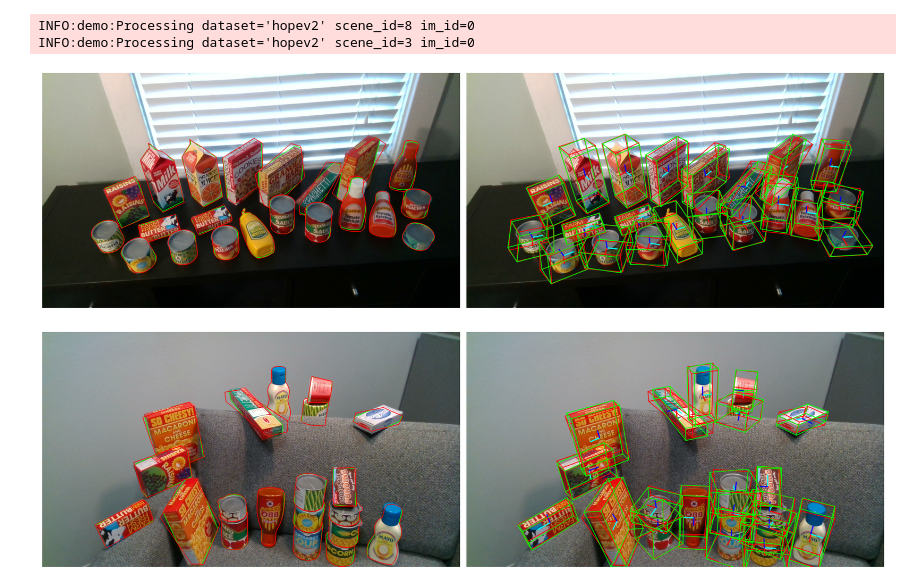
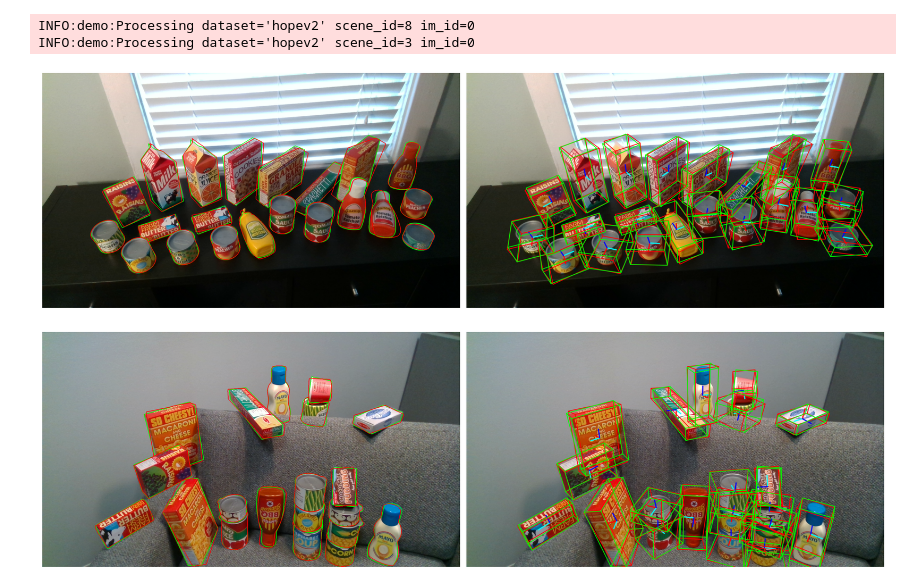
Before and after one commit to thodan/bop_toolkit, a Jupyter notebook: notebooks/demo_vis_gt_poses.ipynb, the cells around one changed output. Cells and saved outputs as stored; diff of their text form; code cells hidden in the pictures.

Commit message:
upd contour demo

```diff
--- a/notebooks/demo_vis_gt_poses.ipynb
+++ b/notebooks/demo_vis_gt_poses.ipynb
@@ -299,38 +299,25 @@ for i, scene_res in enumerate(res_all):
         depth_obj = res_per_obj[idx]["depth"]
         depth_obj_mask = depth_obj_gt > 0
         mask_obj = mask_objs[idx]
+        mask_obj_gt = mask_objs_gt[idx]
 
         percent = calc_mask_visib_percent(mask_obj, depth_obj_mask)
         if percent < 20:
             print(f"{idx=} {percent=}")
             continue
 
-        rendered, contour_img = draw_pose_contour(
+        contour_img = draw_pose_contour(
             contour_img,
-            cam,
-            gt_pose_mat,
+            rendered_depth=depth_obj_gt,
+            mask_visib=mask_obj_gt,
             contour_color=(0, 255, 0),
-            mesh=mesh,
-            headless=False,
-            mask_visib=mask_obj,
-            render_out={
-                "color": res_per_obj_gt[idx]["rgb"],
-                "depth": depth_obj_gt,
-            },
         )
         est_pose_mat = pose_dict_to_mat(res_per_obj[idx]["pose"])
-        rendered, contour_img = draw_pose_contour(
+        contour_img = draw_pose_contour(
             contour_img,
-            cam,
-            est_pose_mat,
+            rendered_depth=depth_obj,
             contour_color=(255, 0, 0),
-            mesh=mesh,
-            headless=False,
             mask_visib=mask_obj,
-            render_out={
-                "color": res_per_obj[idx]["rgb"],
-                "depth": depth_obj,
-            },
         )
     fig, axs = plt.subplots(1, 2, figsize=(20, 10))
     plot_rgb(contour_img, ax=axs[0])
@@ -359,32 +346,32 @@ for i, scene_res in enumerate(res_all):
         pts_est = misc.transform_pts_Rt(pts, pose_est["R"], pose_est["t"].squeeze())
         gt_poses_syms = []
         es = []
         for sym in syms:
             R_gt_sym = pose_gt["R"].dot(sym["R"])
             t_gt_sym = pose_gt["R"].dot(sym["t"].squeeze()) + pose_gt["t"].squeeze()
             pts_gt_sym = misc.transform_pts_Rt(pts, R_gt_sym, t_gt_sym)
             gt_poses_syms.append({"R": R_gt_sym, "t": t_gt_sym, "obj_id": obj_id})
             es.append(np.linalg.norm(pts_est - pts_gt_sym, axis=1).max())
         best_idx = np.argmin(es)
         pose_gt_sym = gt_poses_syms[best_idx]
         pose_gt_sym_mat = pose_dict_to_mat(pose_gt_sym)
 
         est_pose_mat = pose_dict_to_mat(res_per_obj[idx]["pose"])
         bbox_img = draw_pose_on_img(
             bbox_img,
             pose_pred=est_pose_mat,
             pose_gt=pose_gt_sym_mat,
             K=cam,
             axes_scale=50 // 2,
             mesh_bbox=bbox_3d,
             bbox_color=(255, 0, 0),
             bbox_color_gt=(0, 255, 0),
         )
 
     plot_rgb(bbox_img, ax=axs[1])
     for ax in axs:
         ax.axis("off")
     plt.tight_layout()
 # %% [output]
-[figure, old version]
+[figure, new version]
-[figure, old version]
+[figure, new version]
```
